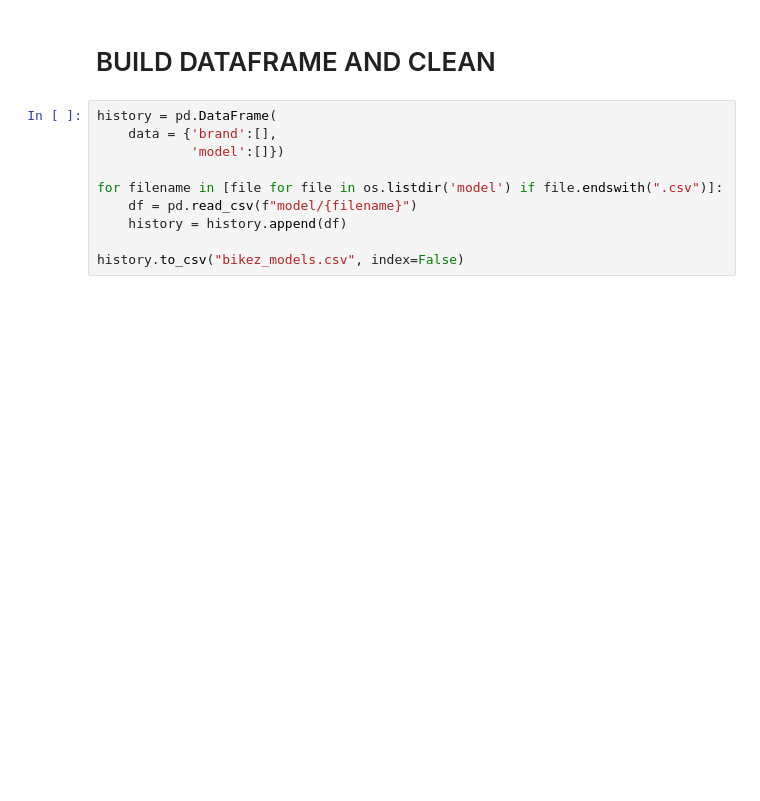
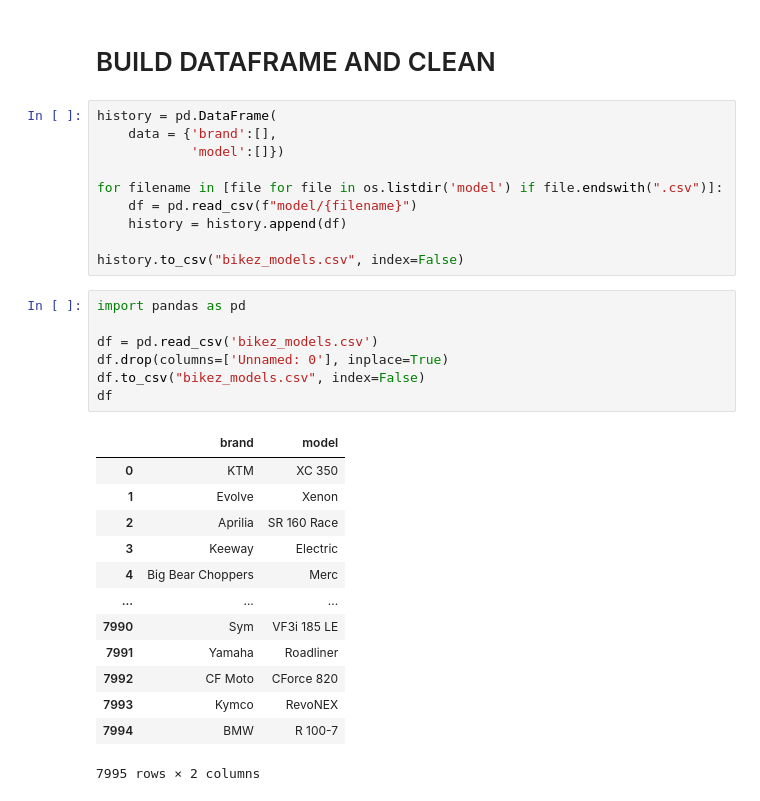
Before and after one commit to AnthonyDF/tresboncoin, a Jupyter notebook: notebooks/anthony/motorcycle_database/bikez_models.ipynb, the cells around one changed output. Cells and saved outputs as stored; diff of their text form; blank space fills up the shorter version.

Commit message:
bikez database corrected

```diff
--- a/notebooks/anthony/motorcycle_database/bikez_models.ipynb
+++ b/notebooks/anthony/motorcycle_database/bikez_models.ipynb
@@ -71,3 +79,24 @@ for filename in [file for file in os.listdir('model') if file.endswith(".csv")]:
     history = history.append(df)
 
 history.to_csv("bikez_models.csv", index=False)
+# %%
+import pandas as pd
+
+df = pd.read_csv('bikez_models.csv')
+df.drop(columns=['Unnamed: 0'], inplace=True)
+df.to_csv("bikez_models.csv", index=False)
+df
+# %% [output]
+|  | brand | model |
+| 0 | KTM | XC 350 |
+| 1 | Evolve | Xenon |
+| 2 | Aprilia | SR 160 Race |
+| 3 | Keeway | Electric |
+| 4 | Big Bear Choppers | Merc |
+| ... | ... | ... |
+| 7990 | Sym | VF3i 185 LE |
+| 7991 | Yamaha | Roadliner |
+| 7992 | CF Moto | CForce 820 |
+| 7993 | Kymco | RevoNEX |
+| 7994 | BMW | R 100-7 |
+7995 rows × 2 columns
```
Also changed, not shown: parts of 2 cells of this notebook, 6 other files.
